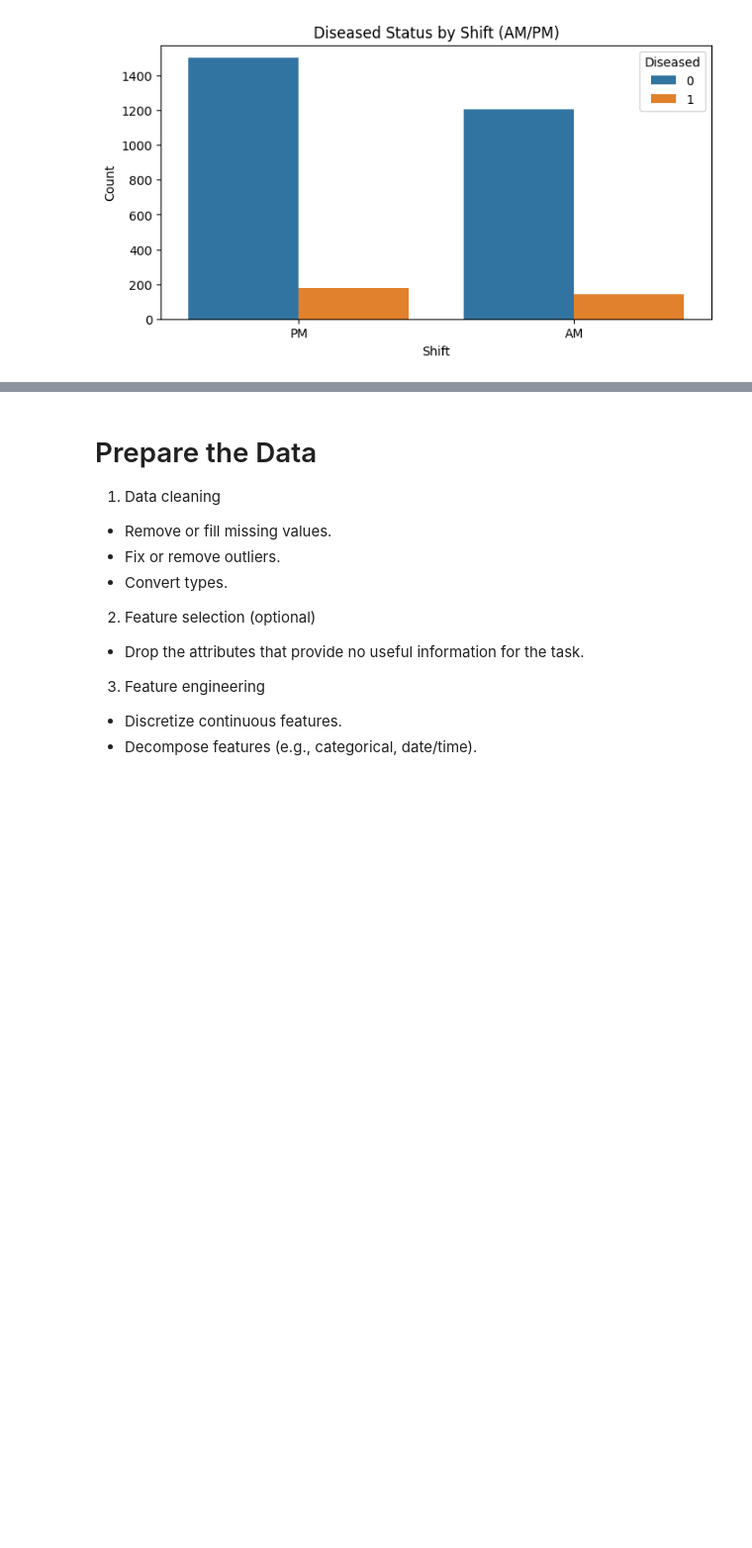
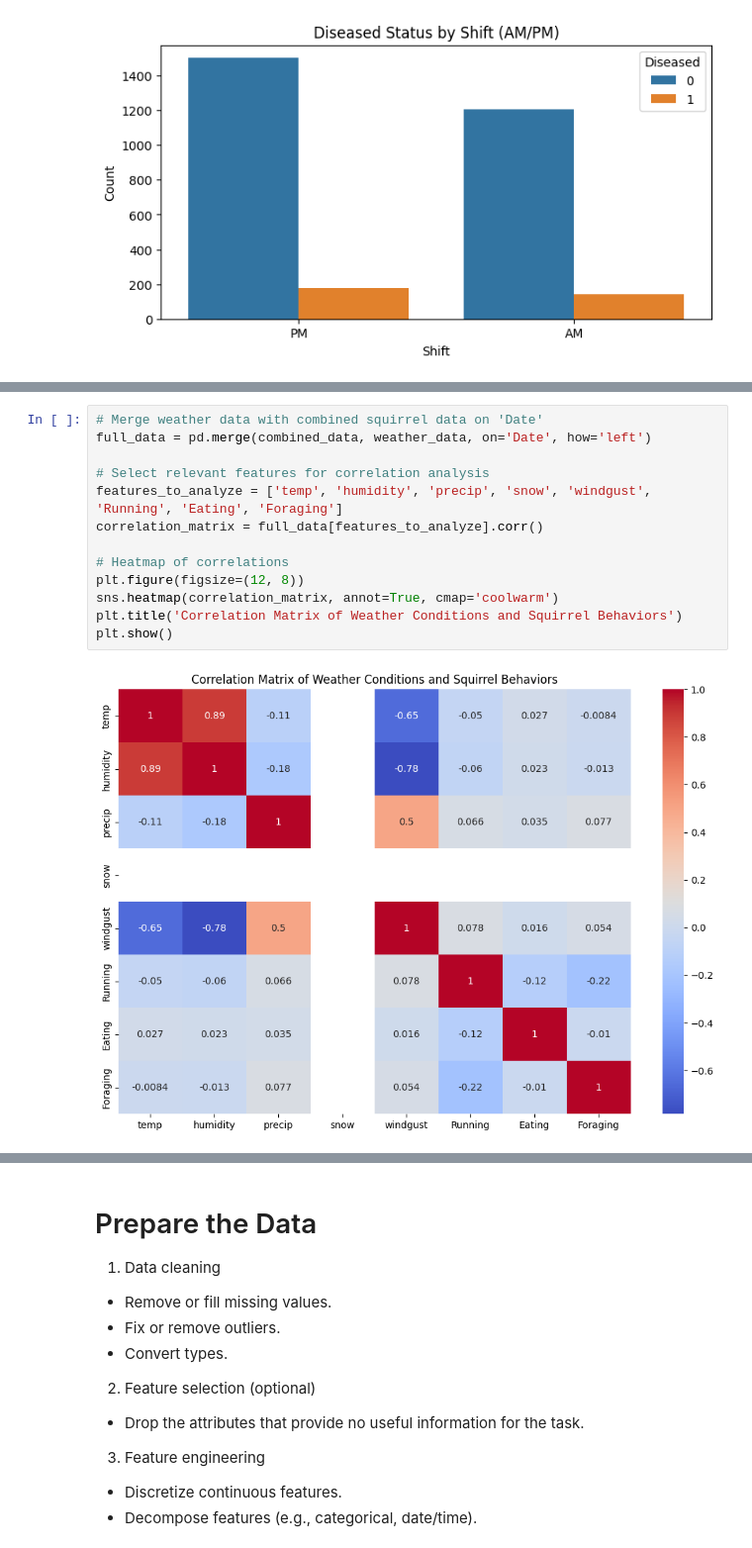
Before and after one commit to jyounes23/Nutosis, a Jupyter notebook: P2-Nutosis/Nutosis.ipynb, the cells around one changed output, grey strips where cells are left out. Shown at 99% size. Saved outputs shown, nothing was run; the diff lists cells and outputs as text; blank space fills up the shorter version.

```diff
--- a/P2-Nutosis/Nutosis.ipynb
+++ b/P2-Nutosis/Nutosis.ipynb
@@ -517,0 +549,15 @@ Name: Diseased, dtype: float64
+# %%
+# Merge weather data with combined squirrel data on 'Date'
+full_data = pd.merge(combined_data, weather_data, on='Date', how='left')
+
+# Select relevant features for correlation analysis
+features_to_analyze = ['temp', 'humidity', 'precip', 'snow', 'windgust', 'Running', 'Eating', 'Foraging']
+correlation_matrix = full_data[features_to_analyze].corr()
+
+# Heatmap of correlations
+plt.figure(figsize=(12, 8))
+sns.heatmap(correlation_matrix, annot=True, cmap='coolwarm')
+plt.title('Correlation Matrix of Weather Conditions and Squirrel Behaviors')
+plt.show()
+# %% [output]
+[figure, added]
```
Also changed, not shown: parts of 4 cells of this notebook.
